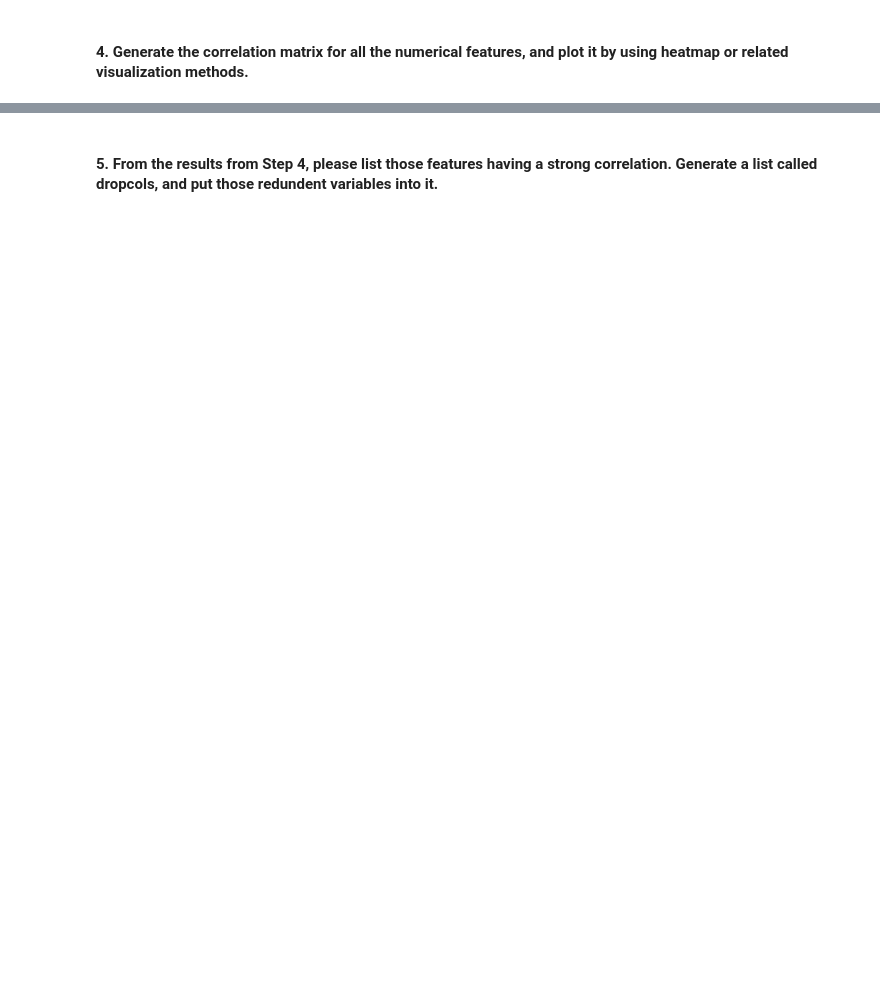
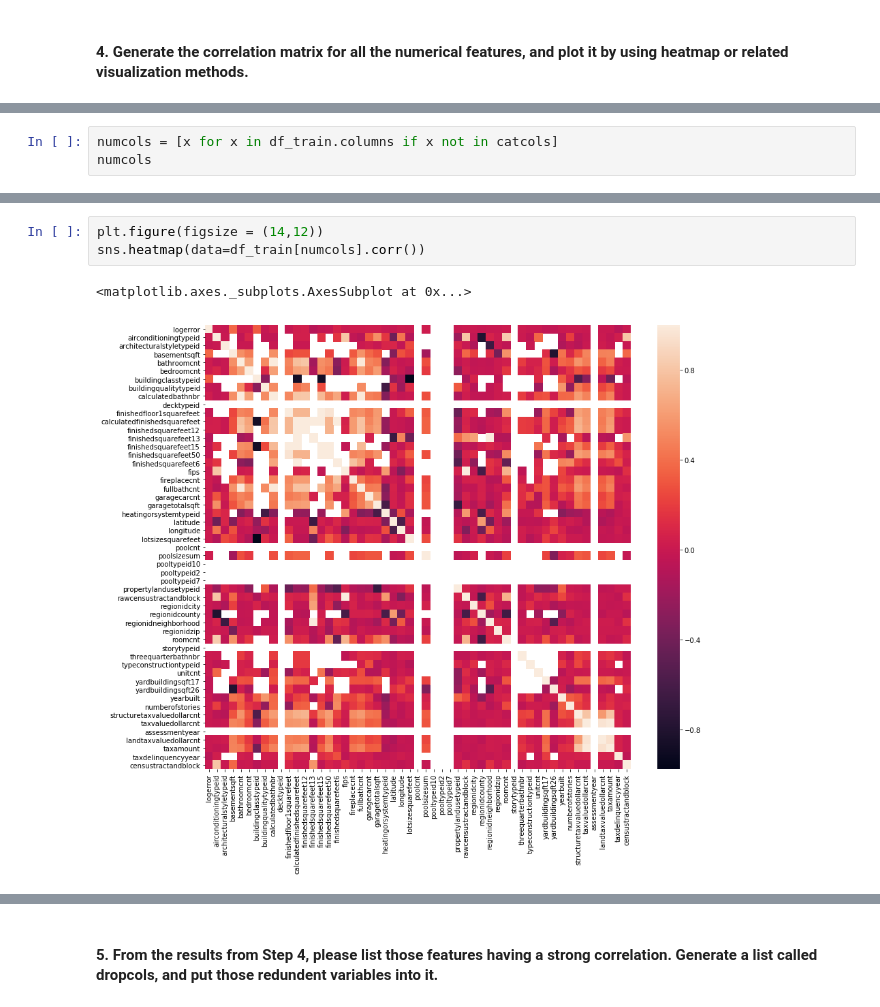
Before and after one commit to freena22/Kaggle, a Jupyter notebook: Data_Proposessing_Projects/Data_Cleansing_Practice_Zillow_Data.ipynb, the cells around one changed output, grey strips where cells are left out. Cells and saved outputs as stored; diff of their text form; blank space fills up the shorter version.

```diff
--- a/Data_Proposessing_Projects/Data_Cleansing_Practice_Zillow_Data.ipynb
+++ b/Data_Proposessing_Projects/Data_Cleansing_Practice_Zillow_Data.ipynb
@@ -118,0 +140,3 @@ _ = missing_df.plot.barh(y='missing_count',figsize=(8,20))
+# %%
+numcols = [x for x in df_train.columns if x not in catcols]
+numcols
@@ -119 +161,7 @@ _ = missing_df.plot.barh(y='missing_count',figsize=(8,20))
+# %%
+plt.figure(figsize = (14,12))
+sns.heatmap(data=df_train[numcols].corr())
+# %% [output]
+<matplotlib.axes._subplots.AxesSubplot at 0x...>
+[figure, added]
 # %%
```
Also changed, not shown: parts of 45 cells of this notebook.
